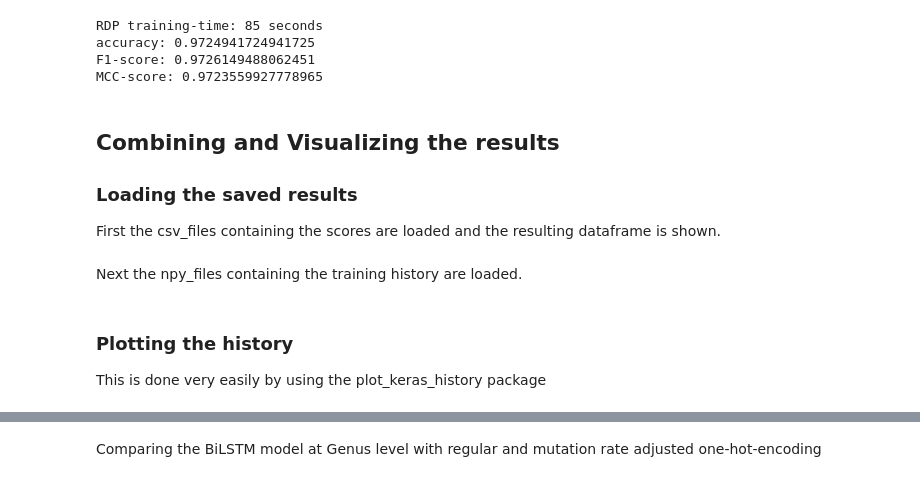
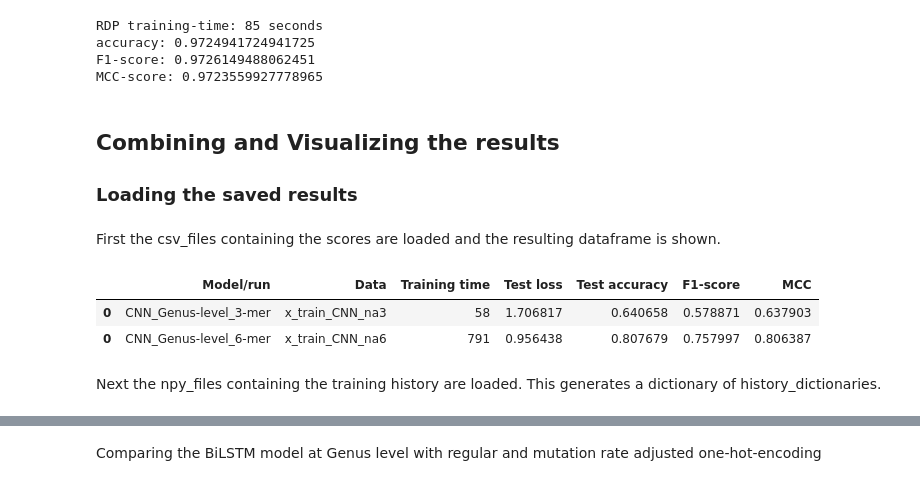
Before and after one commit to Lab-Vankerschaver/16S-ML-models, a Jupyter notebook: models_notebook.ipynb, the cells around one changed output, grey strips where cells are left out. Drawn from its saved outputs; the diff is of its cells as text; code cells hidden in the pictures.

```diff
--- a/models_notebook.ipynb
+++ b/models_notebook.ipynb
@@ -881,3 +887,6 @@ RDP training-time: 85 seconds
 accuracy: 0.9724941724941725
 F1-score: 0.9726149488062451
 MCC-score: 0.9723559927778965
+# %% [markdown]
+## Combining and Visualizing the results
+### Loading the saved results
@@ -884,25 +900,30 @@ MCC-score: 0.9723559927778965
 # %% [markdown]
-## Combining and Visualizing the results
-### Loading the saved results
 First the csv_files containing the scores are loaded and the resulting dataframe is shown.
 # %%
-# use glob to get all the csv files in the folder
+ # specifying the path to csv files
+path = "scores"
+# csv files in the path
+files = glob.glob(path + "/*.csv")
 
-# path = os.getcwd()
-# csv_files = glob.glob(os.path.join(path, "*.csv"))
-csv_files = glob.glob("scores/*.csv")
-
+# defining an empty list to store content
 col_names = ['Model/run', 'Data', 'Training time', 'Test loss', 'Test accuracy', 'F1-score', 'MCC']
 score_df = pd.DataFrame(columns = col_names)
+content = []
 
-# loop over the list of csv files
-for file in csv_files:
-    df = pd.read_csv(f)
-    score_df = pd.concat[score_df, df]
+for filename in files:
+    # reading content of csv file
+    df = pd.read_csv(filename, index_col=None)
+    content.append(df)
 
+# converting content to one data frame
+score_df = pd.concat(content)
 score_df
+# %% [output]
+|  | Model/run | Data | Training time | Test loss | Test accuracy | F1-score | MCC |
+| 0 | CNN_Genus-level_3-mer | x_train_CNN_na3 | 58 | 1.706817 | 0.640658 | 0.578871 | 0.637903 |
+| 0 | CNN_Genus-level_6-mer | x_train_CNN_na6 | 791 | 0.956438 | 0.807679 | 0.757997 | 0.806387 |
 # %% [markdown]
-Next the npy_files containing the training history are loaded.
+Next the npy_files containing the training history are loaded. This generates a dictionary of history_dictionaries.
 # %%
 history_files = glob.glob("history/*.npy")
 
@@ -914,3 +934,0 @@ numpy_vars
-# %% [markdown]
-### Plotting the history
-This is done very easily by using the plot_keras_history package
```
Also changed, not shown: parts of 46 cells of this notebook.
